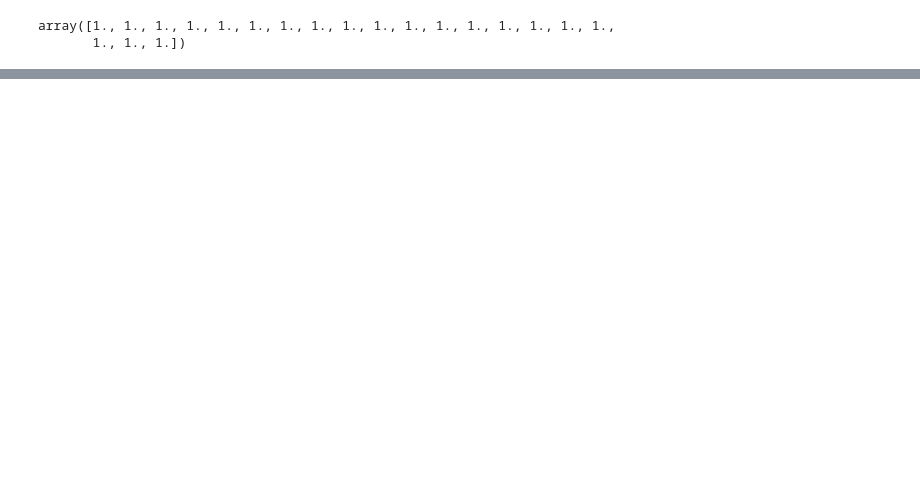
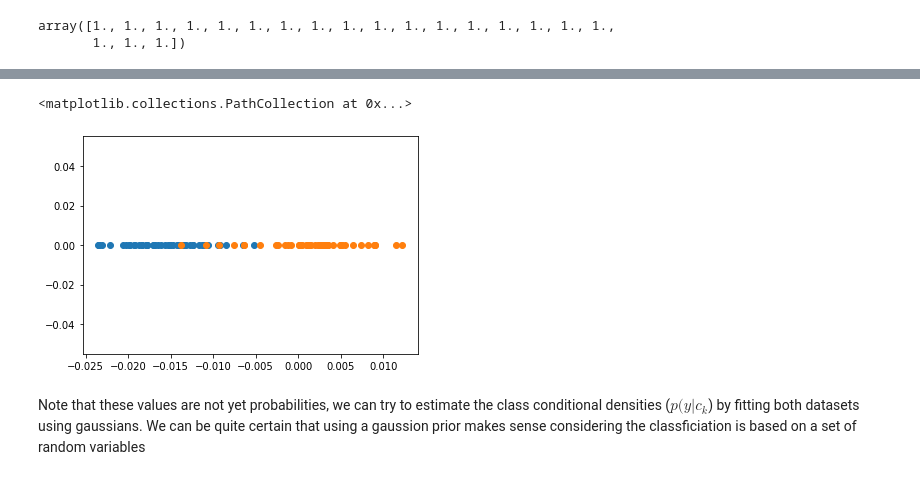
Before and after one commit to wouterMostard/PRML, a Jupyter notebook: Chapter 4 Linear Models for classification.ipynb, the cells around one changed output, grey strips where cells are left out. Cells and saved outputs as stored; diff of their text form; code cells hidden in the pictures; blank space fills up the shorter version.

Commit message:
Finished Fisher linear discriminant

```diff
--- a/Chapter 4 Linear Models for classification.ipynb
+++ b/Chapter 4 Linear Models for classification.ipynb
@@ -88,0 +110,24 @@ To account for these problems you can for example use a fisher linear discrimina
+# %%
+c1 = X[y == 0]
+c2 = X[y == 1]
+
+m1 = c1.mean(axis=0).reshape(-1, 1)
+m2 = c2.mean(axis=0).reshape(-1, 1)
+
+X = X.T
+# %%
+s_b = (m2 - m1) @ (m2 - m1).T # Inter class variance
+s_w = (c1.T - m1) @ (c1.T - m1).T + (c2.T - m1) @ (c2.T - m1).T # Intra class variance
+# %%
+w = np.linalg.inv(s_w) @ (m2 - m1)
+# %%
+preds_c1 = w.T @ c1.T # We have now performed dimensionality reduction by mapping all the input vectors to a number
+preds_c2 = w.T @ c2.T # We have now performed dimensionality reduction by mapping all the input vectors to a number
+# %%
+plt.scatter(preds_c1, np.zeros(predictions.size)) # Plotting the Fisher discriminant
+plt.scatter(preds_c2, np.zeros(predictions.size))
+# %% [output]
+<matplotlib.collections.PathCollection at 0x...>
+[figure, added]
+# %% [markdown]
+Note that these values are not yet probabilities, we can try to estimate the class conditional densities ($p(y|c_k$) by fitting both datasets using gaussians. We can be quite certain that using a gaussion prior makes sense considering the classficiation is based on a set of random variables
```
Also changed, not shown: parts of 20 cells of this notebook.
